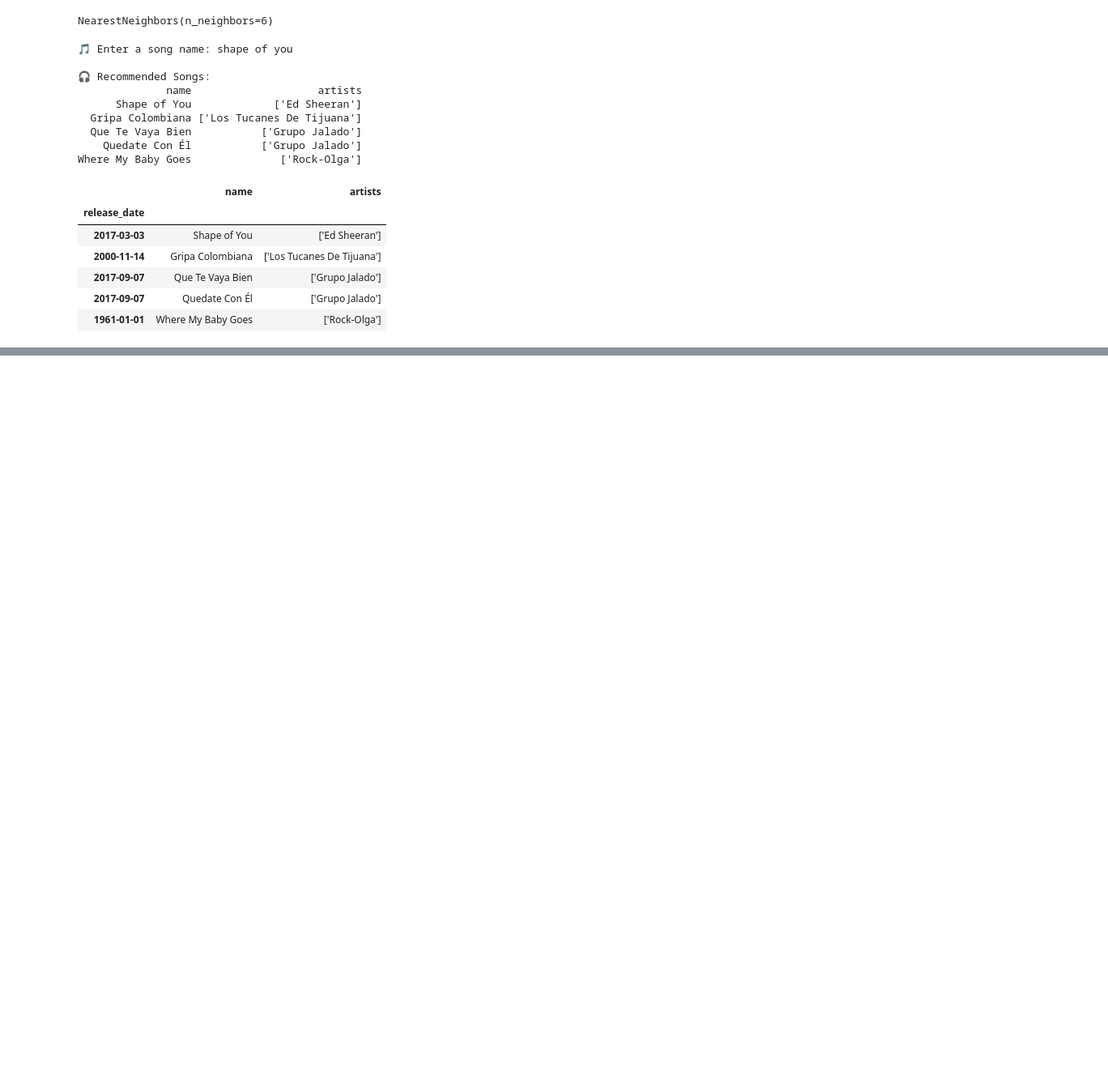
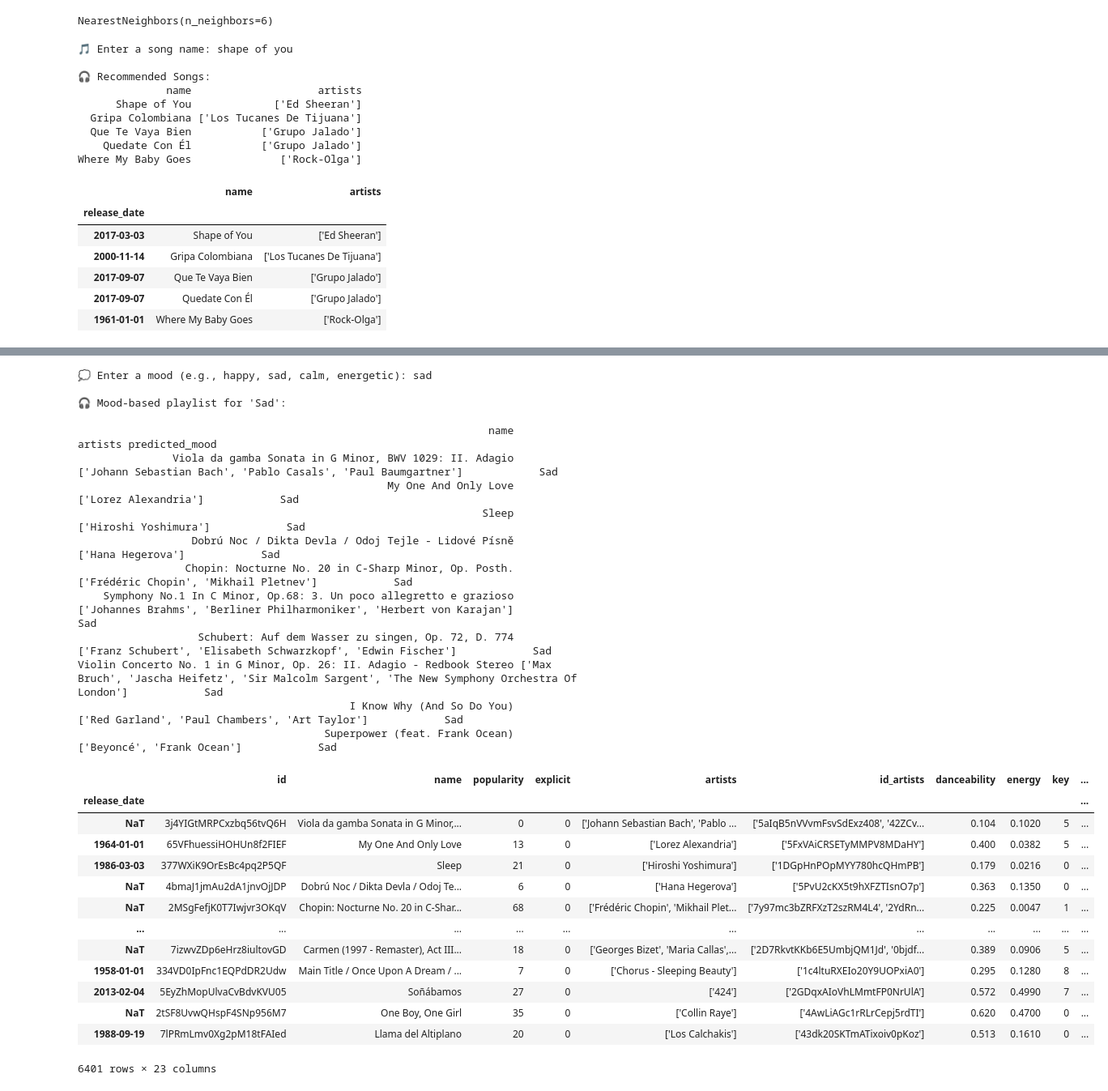
Before and after one commit to aalya2406/Spotify_analysis, a Jupyter notebook: Spotify.ipynb, the cells around one changed output, grey strips where cells are left out. Shown at 81% size. Drawn from its saved outputs; the diff is of its cells as text; code cells hidden in the pictures; blank space fills up the shorter version.

```diff
--- a/Spotify.ipynb
+++ b/Spotify.ipynb
@@ -474,0 +551,56 @@ RMSE: 15.07
+# %%
+from sklearn.tree import DecisionTreeClassifier
+from sklearn.preprocessing import StandardScaler
+
+def generate_mood_playlist_interactive(df, model, scaler, features):
+    mood_input = input("💭 Enter a mood (e.g., happy, sad, calm, energetic): ").strip().capitalize()
+
+    X = df[features]
+    X_scaled = scaler.transform(X)
+    predicted_moods = model.predict(X_scaled)
+
+    df_with_mood = df.copy()
+    df_with_mood['predicted_mood'] = predicted_moods
+
+    playlist = df_with_mood[df_with_mood['predicted_mood'] == mood_input]
+
+    if playlist.empty:
+        print(f"\n❌ No songs found for the mood '{mood_input}'. Try moods like: Happy, Sad, Calm, Energetic.")
+    else:
+        print(f"\n🎧 Mood-based playlist for '{mood_input}':\n")
+        print(playlist[['name', 'artists', 'predicted_mood']].head(10).to_string(index=False))
+
+    return playlist
+
+# Step 6: Run Interactive Playlist Generator
+generate_mood_playlist_interactive(df_sample, model_dt, scaler, features)
+# %% [output]
+💭 Enter a mood (e.g., happy, sad, calm, energetic): sad
+
+🎧 Mood-based playlist for 'Sad':
+
+                                                                 name                                                                                        artists predicted_mood
+               Viola da gamba Sonata in G Minor, BWV 1029: II. Adagio                                  ['Johann Sebastian Bach', 'Pablo Casals', 'Paul Baumgartner']            Sad
+                                                 My One And Only Love                                                                           ['Lorez Alexandria']            Sad
+                                                                Sleep                                                                          ['Hiroshi Yoshimura']            Sad
+                  Dobrú Noc / Dikta Devla / Odoj Tejle - Lidové Písně                                                                              ['Hana Hegerova']            Sad
+                 Chopin: Nocturne No. 20 in C-Sharp Minor, Op. Posth.                                                         ['Frédéric Chopin', 'Mikhail Pletnev']            Sad
+    Symphony No.1 In C Minor, Op.68: 3. Un poco allegretto e grazioso                          ['Johannes Brahms', 'Berliner Philharmoniker', 'Herbert von Karajan']            Sad
+                   Schubert: Auf dem Wasser zu singen, Op. 72, D. 774                                   ['Franz Schubert', 'Elisabeth Schwarzkopf', 'Edwin Fischer']            Sad
+Violin Concerto No. 1 in G Minor, Op. 26: II. Adagio - Redbook Stereo ['Max Bruch', 'Jascha Heifetz', 'Sir Malcolm Sargent', 'The New Symphony Orchestra Of London']            Sad
+                                           I Know Why (And So Do You)                                                 ['Red Garland', 'Paul Chambers', 'Art Taylor']            Sad
+                                       Superpower (feat. Frank Ocean)                                                                     ['Beyoncé', 'Frank Ocean']            Sad
+|  | id | name | popularity | explicit | artists | id_artists | danceability | energy | key | ... |
+| release_date |  |  |  |  |  |  |  |  |  | ... |
+| NaT | 3j4YIGtMRPCxzbq56tvQ6H | Viola da gamba Sonata in G Minor,... | 0 | 0 | ['Johann Sebastian Bach', 'Pablo ... | ['5aIqB5nVVvmFsvSdExz408', '42ZCv... | 0.104 | 0.1020 | 5 | ... |
+| 1964-01-01 | 65VFhuessiHOHUn8f2FIEF | My One And Only Love | 13 | 0 | ['Lorez Alexandria'] | ['5FxVAiCRSETyMMPV8MDaHY'] | 0.400 | 0.0382 | 5 | ... |
+| 1986-03-03 | 377WXiK9OrEsBc4pq2P5QF | Sleep | 21 | 0 | ['Hiroshi Yoshimura'] | ['1DGpHnPOpMYY780hcQHmPB'] | 0.179 | 0.0216 | 0 | ... |
+| NaT | 4bmaJ1jmAu2dA1jnvOjJDP | Dobrú Noc / Dikta Devla / Odoj Te... | 6 | 0 | ['Hana Hegerova'] | ['5PvU2cKX5t9hXFZTIsnO7p'] | 0.363 | 0.1350 | 0 | ... |
+| NaT | 2MSgFefjK0T7Iwjvr3OKqV | Chopin: Nocturne No. 20 in C-Shar... | 68 | 0 | ['Frédéric Chopin', 'Mikhail Plet... | ['7y97mc3bZRFXzT2szRM4L4', '2YdRn... | 0.225 | 0.0047 | 1 | ... |
+| ... | ... | ... | ... | ... | ... | ... | ... | ... | ... | ... |
+| NaT | 7izwvZDp6eHrz8iultovGD | Carmen (1997 - Remaster), Act III... | 18 | 0 | ['Georges Bizet', 'Maria Callas',... | ['2D7RkvtKKb6E5UmbjQM1Jd', '0bjdf... | 0.389 | 0.0906 | 5 | ... |
+| 1958-01-01 | 334VD0IpFnc1EQPdDR2Udw | Main Title / Once Upon A Dream / ... | 7 | 0 | ['Chorus - Sleeping Beauty'] | ['1c4ltuRXEIo20Y9UOPxiA0'] | 0.295 | 0.1280 | 8 | ... |
+| 2013-02-04 | 5EyZhMopUlvaCvBdvKVU05 | Soñábamos | 27 | 0 | ['424'] | ['2GDqxAIoVhLMmtFP0NrUlA'] | 0.572 | 0.4990 | 7 | ... |
+| NaT | 2tSF8UvwQHspF4SNp956M7 | One Boy, One Girl | 35 | 0 | ['Collin Raye'] | ['4AwLiAGc1rRLrCepj5rdTI'] | 0.620 | 0.4700 | 0 | ... |
+| 1988-09-19 | 7lPRmLmv0Xg2pM18tFAIed | Llama del Altiplano | 20 | 0 | ['Los Calchakis'] | ['43dk20SKTmATixoiv0pKoz'] | 0.513 | 0.1610 | 0 | ... |
+6401 rows × 23 columns
```
Also changed, not shown: parts of 9 cells of this notebook.
